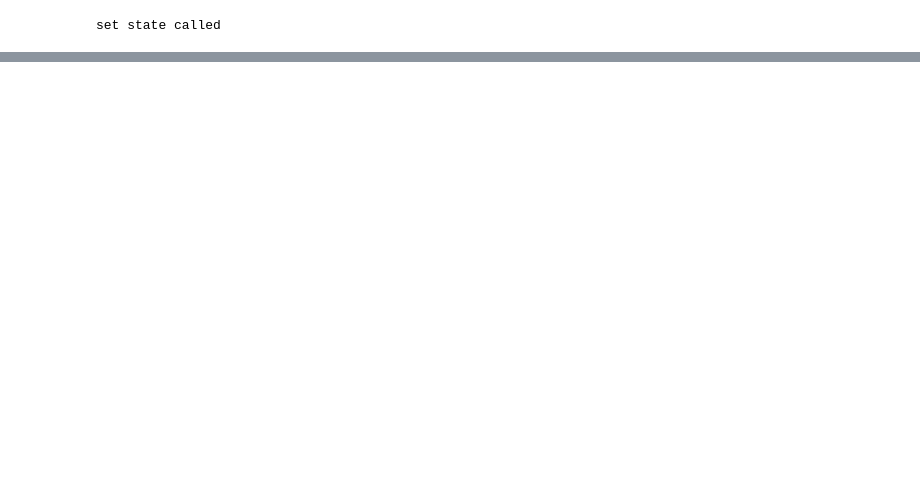
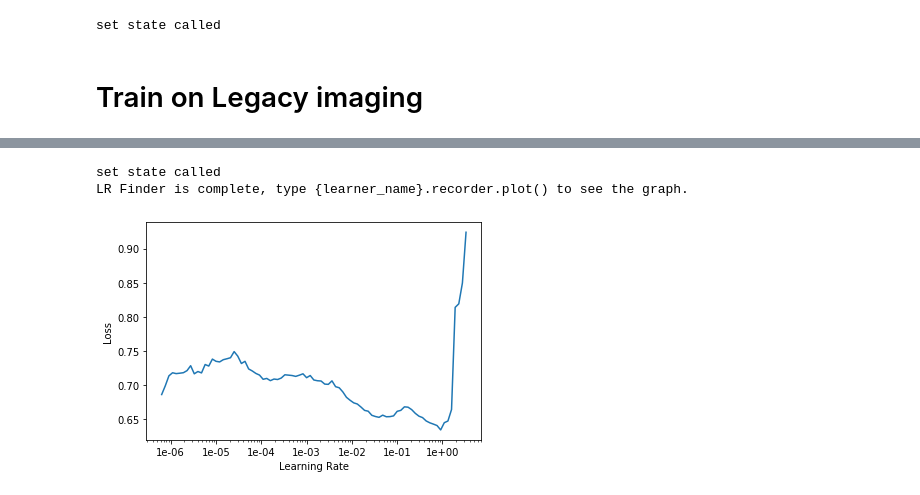
Before and after one commit to jwuphysics/HI-diversity, a Jupyter notebook: notebook/03. Training on combined ALFALFA and xGASS data.ipynb, the cells around one changed output, grey strips where cells are left out. Saved outputs shown, nothing was run; the diff lists cells and outputs as text; code cells hidden in the pictures; blank space fills up the shorter version.

Commit message:
retrain network using correct legacy imaging + mixup

```diff
--- a/notebook/03. Training on combined ALFALFA and xGASS data.ipynb
+++ b/notebook/03. Training on combined ALFALFA and xGASS data.ipynb
@@ -211,7 +211,7 @@ def get_combined_data(bs=32, sz=224, legacy=False, seed=None):
     df = pd.read_csv(PATH/'data'/'combined.csv', index_col=0)
 
     if legacy:
-        image_stats = []
+        image_stats = [tensor([-0.0443, -0.0643, -0.0726]), tensor([0.9129, 0.8815, 0.8759])]
     else:
         image_stats = [tensor([-0.0169, -0.0105, -0.0004]), tensor([0.9912, 0.9968, 1.0224])]
 
@@ -227,7 +227,7 @@ def get_combined_data(bs=32, sz=224, legacy=False, seed=None):
     bs = bs
     sz = sz
 
-    il = ImageList.from_df(df, path=PATH, folder='images', suffix='.jpg', cols='id')
+    il = ImageList.from_df(df, path=PATH, folder='images'+('-legacy' if legacy else ''), suffix='.jpg', cols='id')
 
     src = (il.split_by_rand_pct(0.2)
              .label_from_df(cols='logfgas',  label_cls=FloatList)
@@ -272,3 +274,11 @@ learn = custom_cnn_learner(bs=32, sz=224, legacy=False, cnn_model=mxresnet50)
 learn.load('combined-mxresnet50_80ep');
 # %% [output]
 set state called
+# %% [markdown]
+# Train on Legacy imaging
+# %%
+learn = custom_cnn_learner(bs=32, sz=224, legacy=True, cnn_model=mxresnet18)
+# %%
+learn.lr_find()
+learn.recorder.plot()
+# %% [output]
@@ -274,0 +286,3 @@ set state called
+set state called
+LR Finder is complete, type {learner_name}.recorder.plot() to see the graph.
+[figure, added]
```
Also changed, not shown: parts of 29 cells of this notebook.
